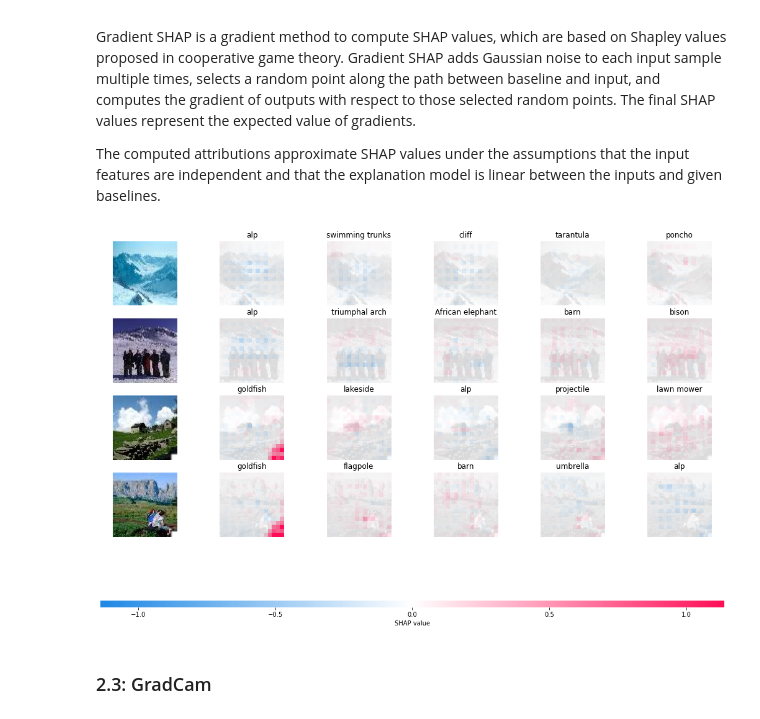
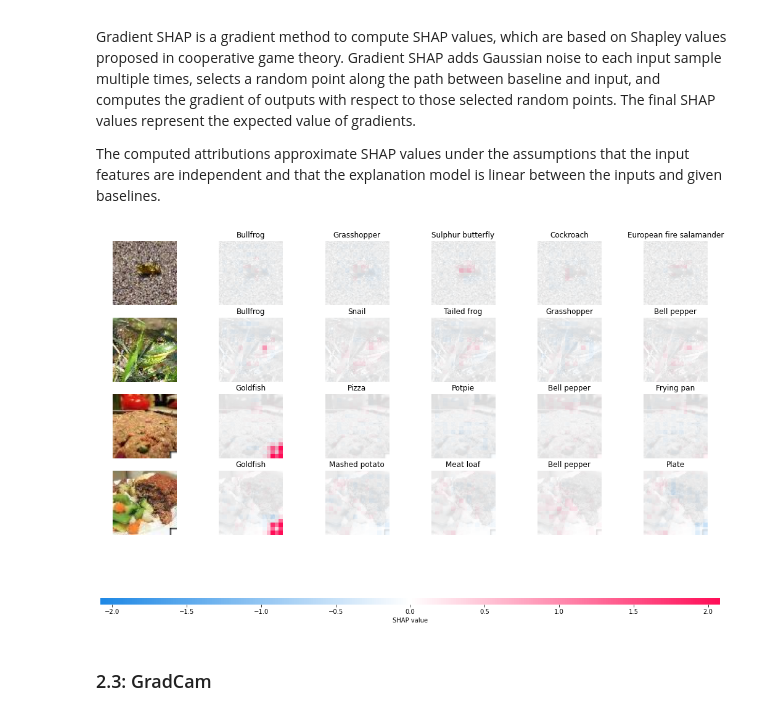
Before and after one commit to SCLBD/BackdoorBench, a Jupyter notebook: visualization/Visualization_demo.ipynb, the cells around one changed output. Drawn from its saved outputs; the diff is of its cells as text; code cells hidden in the pictures.

```diff
--- a/visualization/Visualization_demo.ipynb
+++ b/visualization/Visualization_demo.ipynb
@@ -86,8 +86,8 @@ with open(args.yaml_path, "r") as stream:
     config = yaml.safe_load(stream)
 config.update({k: v for k, v in args.__dict__.items() if v is not None})
 args.__dict__ = config
-args.result_file_attack = "badnet_preactresnet18_tiny_0_05"
-args.result_file_defense = "badnet_preactresnet18_tiny_0_05/ac"
+args.result_file_attack = "tiny_preactresnet18_badnet_0_05"
+args.result_file_defense = "None"
 args.dataset = "tiny"
 args = preprocess_args(args)
 
@@ -301,21 +302,21 @@ pre_p, pre_label = torch.max(sfm(outputs), dim=1)
 # %%
 e = shap.GradientExplainer((model, target_layer), background, local_smoothing=0)
 shap_values, indexes = e.shap_values(test_images, ranked_outputs=5)
 
 # get the names for the classes
 class_names = np.array(args.class_names).reshape([-1])
-index_names = np.vectorize(lambda x: class_names[x])(indexes.cpu())
+index_names = np.vectorize(lambda x: class_names[x].capitalize())(indexes.cpu())
 # plot the explanations
 shap_numpy = [np.swapaxes(np.swapaxes(s, 1, -1), 1, 2) for s in shap_values]
 test_numpy = np.swapaxes(
     np.swapaxes(denormalizer(test_images.cpu()).numpy(), 1, -1), 1, 2
 )
 test_numpy[test_numpy < 1e-12] = 1e-12  # for some numerical issue
 
 shap.image_plot(shap_numpy, test_numpy, index_names, show=False)
 plt.savefig(args.save_path + "/shap.png")
 # %% [output]
-[figure, old version]
+[figure, new version]
 # %% [markdown]
 ### 2.3: GradCam
 # %%
```
Also changed, not shown: parts of 7 cells of this notebook, 2 other files.
